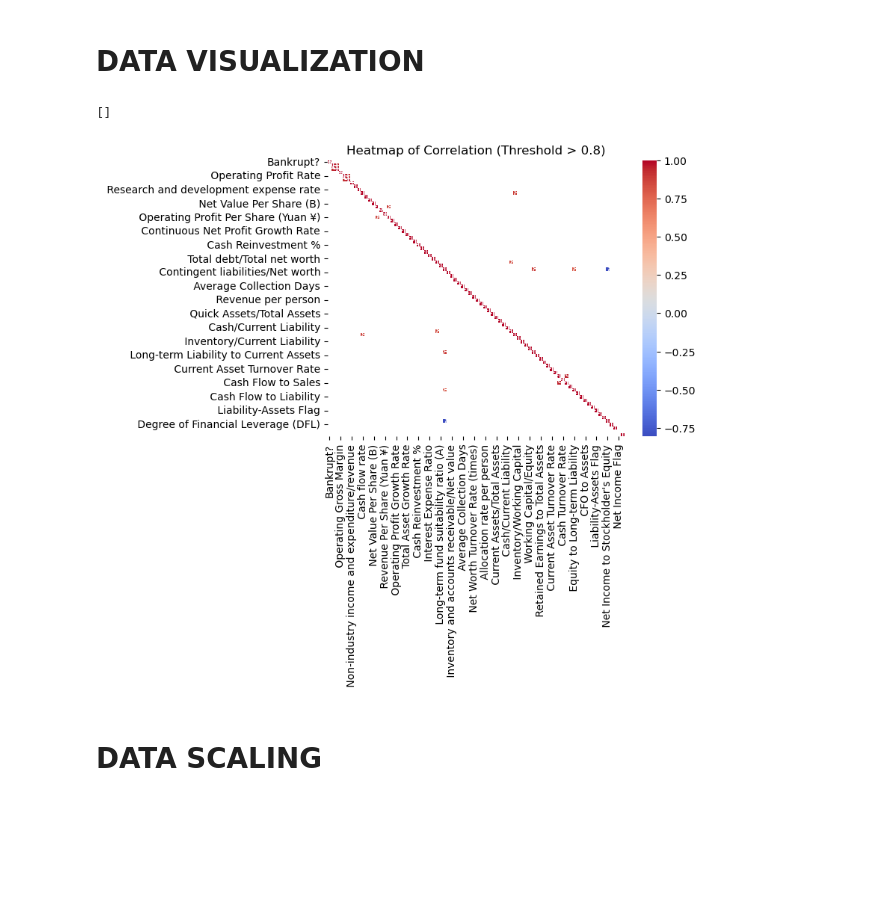
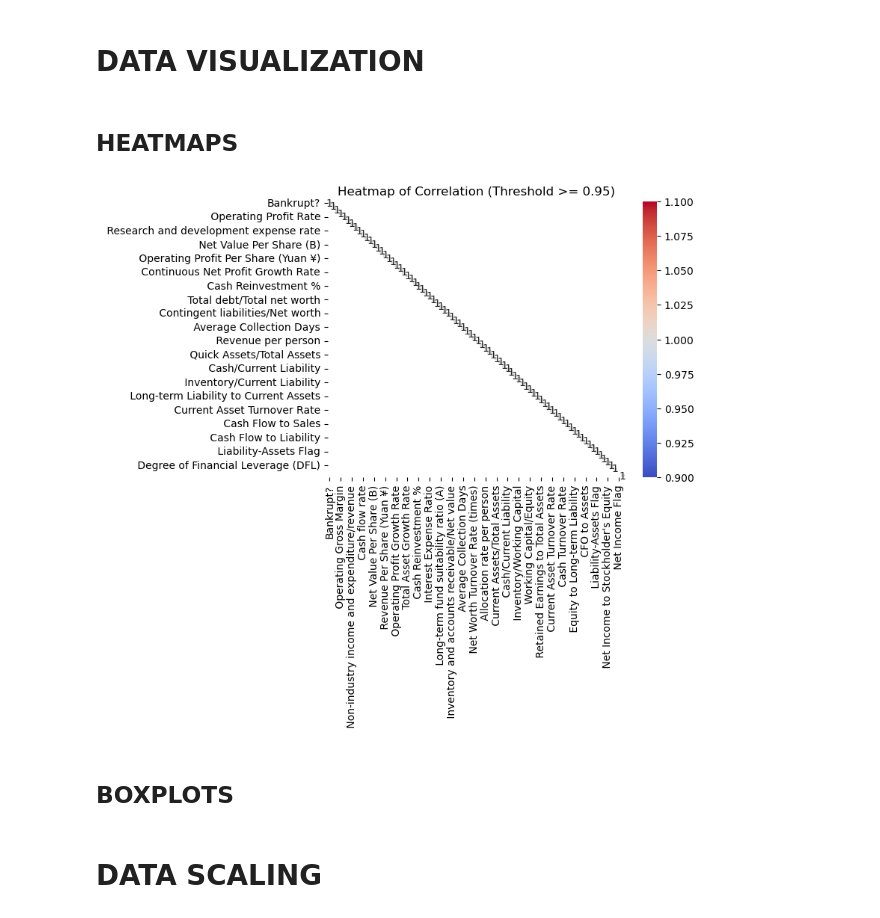
Before and after one commit to louis-md/project_7, a Jupyter notebook: cleaning_code.ipynb, the cells around one changed output. Cells and saved outputs as stored; diff of their text form; code cells hidden in the pictures; blank space fills up the shorter version.

```diff
--- a/cleaning_code.ipynb
+++ b/cleaning_code.ipynb
@@ -224,2 +219,3 @@ pprint.pprint(to_drop)
 # %%
-data.drop(to_drop, inplace=True, axis=1)
+dropped_data = data.drop(to_drop, inplace=True, axis=1)
+data
@@ -226,15 +236,30 @@ data.drop(to_drop, inplace=True, axis=1)
 # %% [markdown]
 # DATA VISUALIZATION
-# %%
-corr_matrix = data.corr().abs()
-
-upper_tri = corr_matrix.where(np.triu(np.ones(corr_matrix.shape),k=1).astype(bool))
-
-to_drop = [column for column in upper_tri.columns if any(upper_tri[column] > 0.95)]
-
-pprint.pprint(to_drop)
-# %% [output]
-[]
+# %% [markdown]
+## HEATMAPS
+# %%
+import seaborn as sns
+
+# Create a correlation matrix for the selected columns
+correlation_matrix = data.corr()
+
+# Filter the correlation matrix and selected_data based on the threshold
+threshold = 0.95
+correlation_matrix_filtered = correlation_matrix[correlation_matrix.abs() >= threshold]
+selected_data_filtered = data[correlation_matrix.abs() >= threshold]
+
+# Create the heatmap
+sns.heatmap(correlation_matrix_filtered, cmap='coolwarm', annot=True)
+
+# Set the title
+plt.title(f'Heatmap of Correlation (Threshold >= {threshold})')
+
+# Display the heatmap
+plt.show()
+# %% [output]
+[figure, added]
+# %% [markdown]
+##  BOXPLOTS
 # %%
 # # Create a boxplot for each selected column
 # # data["?"].boxplot()
@@ -261,26 +286,3 @@ pprint.pprint(to_drop)
 
 #     # Display the plot for each column
 #     plt.show()
-# %%
-import seaborn as sns
-import numpy as np
-
-# # Select the columns from the DataFrame
-# selected_data = data[all_columns]
-
-# Create a correlation matrix
-correlation_matrix = all_columns.corr()
-
-# Apply a threshold to the correlation matrix
-correlation_matrix_thresholded = correlation_matrix.mask(correlation_matrix.abs() <= 0.8, np.nan)
-
-# Create the heatmap
-sns.heatmap(correlation_matrix_thresholded, cmap='coolwarm', annot=True)
-
-# Set the title
-plt.title('Heatmap of Correlation (Threshold > 0.8)')
-
-# Display the heatmap
-plt.show()
-# %% [output]
-[figure, removed]
```
Also changed, not shown: parts of 11 cells of this notebook.
